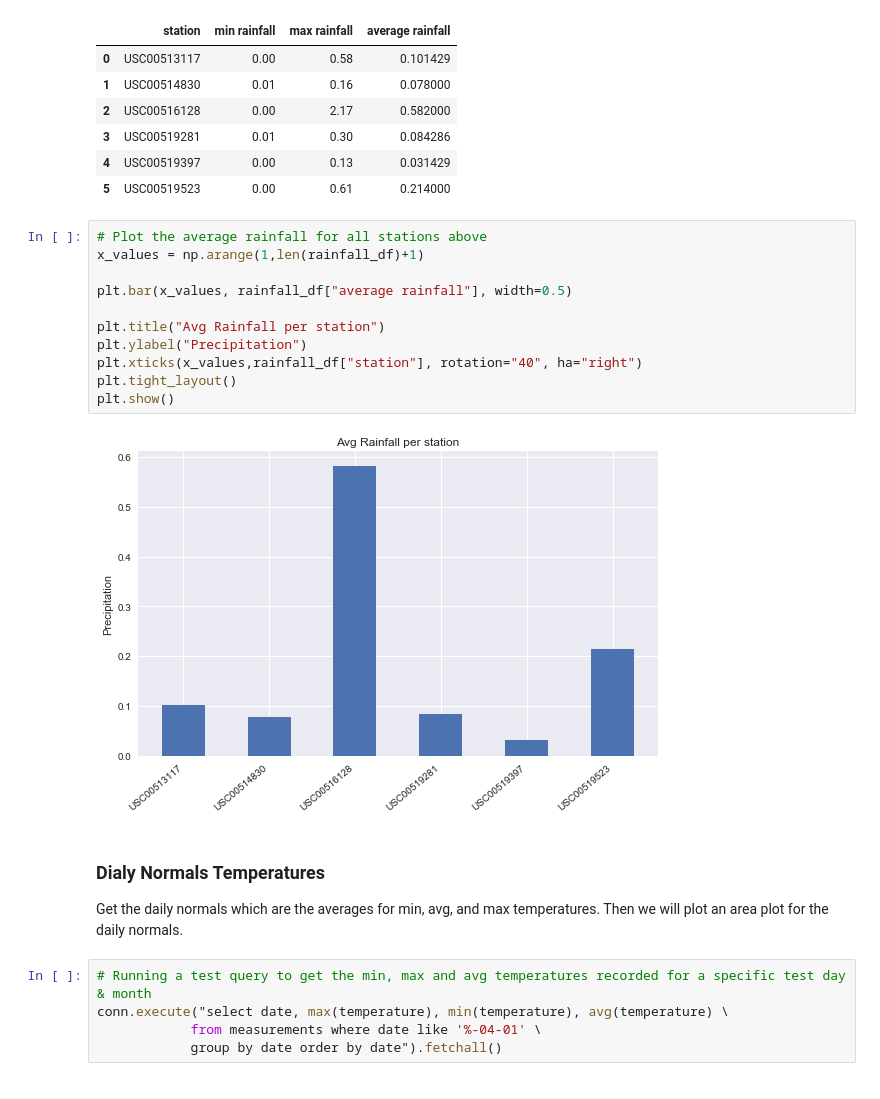
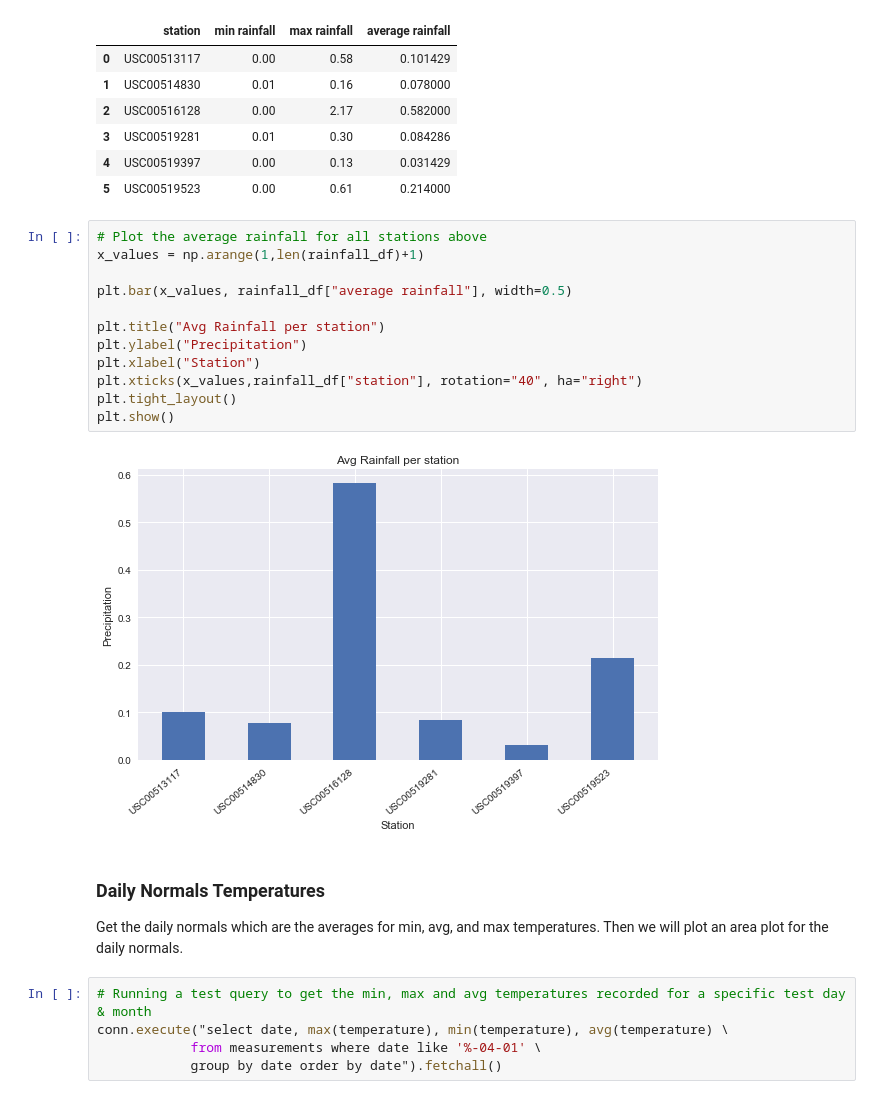
Before and after one commit to rupalimayekar/SQL-Data-Analysis, a Jupyter notebook: surf/climate_analysis.ipynb, the cells around one changed output. Drawn from its saved outputs; the diff is of its cells as text.

```diff
--- a/surf/climate_analysis.ipynb
+++ b/surf/climate_analysis.ipynb
@@ -362,18 +366,19 @@ rainfall_df
 # %%
 # Plot the average rainfall for all stations above
 x_values = np.arange(1,len(rainfall_df)+1)
 
 plt.bar(x_values, rainfall_df["average rainfall"], width=0.5)
 
 plt.title("Avg Rainfall per station")
 plt.ylabel("Precipitation")
+plt.xlabel("Station")
 plt.xticks(x_values,rainfall_df["station"], rotation="40", ha="right")
 plt.tight_layout()
 plt.show()
 # %% [output]
-[figure, old version]
+[figure, new version]
 # %% [markdown]
-### Dialy Normals  Temperatures
+### Daily Normals  Temperatures
 
 Get the daily normals which are the averages for min, avg, and max temperatures. Then we will plot an area plot for the daily normals.
 # %%
```
Also changed, not shown: parts of 1 cell of this notebook.
